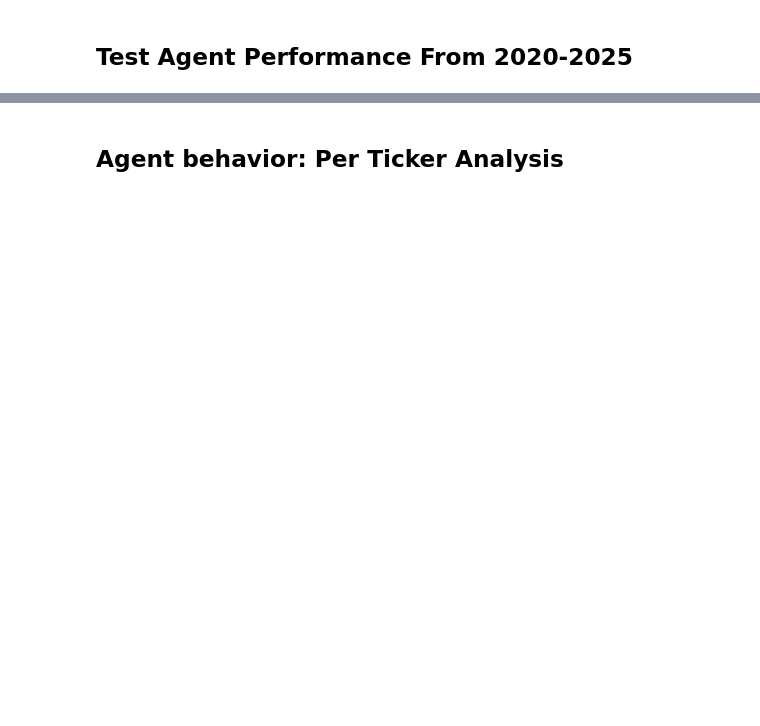
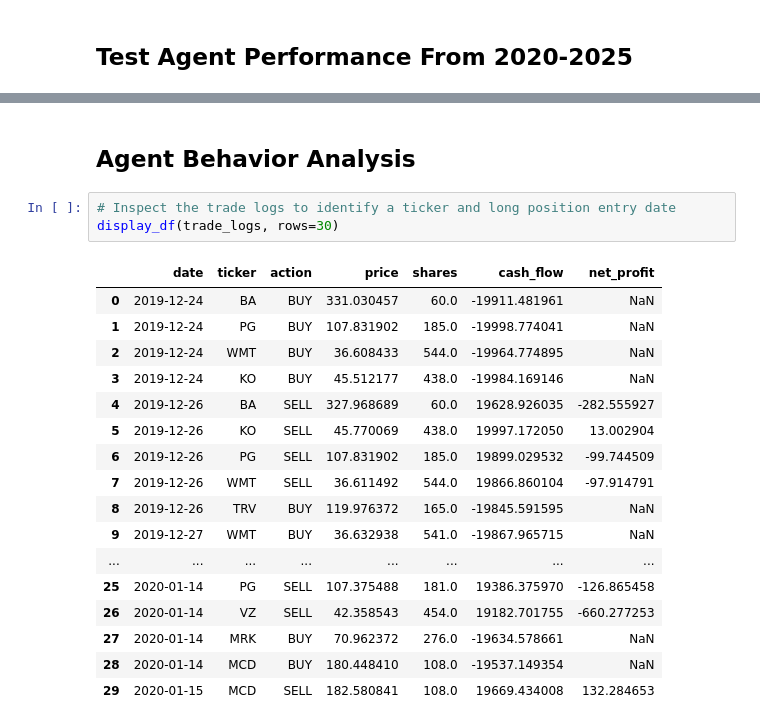
Before and after one commit to shh1v/ReinforceTrader, a Jupyter notebook: notebooks/Backtesting.ipynb, the cells around one changed output, grey strips where cells are left out. Drawn from its saved outputs; the diff is of its cells as text; blank space fills up the shorter version.

```diff
--- a/notebooks/Backtesting.ipynb
+++ b/notebooks/Backtesting.ipynb
@@ -108,2 +117,23 @@ backtester.run_backtest()
 # %% [markdown]
-## Agent behavior: Per Ticker Analysis
+## Agent Behavior Analysis
+# %%
+# Inspect the trade logs to identify a ticker and long position entry date
+display_df(trade_logs, rows=30)
+# %% [output]
+|  | date | ticker | action | price | shares | cash_flow | net_profit |
+| 0 | 2019-12-24 | BA | BUY | 331.030457 | 60.0 | -19911.481961 | NaN |
+| 1 | 2019-12-24 | PG | BUY | 107.831902 | 185.0 | -19998.774041 | NaN |
+| 2 | 2019-12-24 | WMT | BUY | 36.608433 | 544.0 | -19964.774895 | NaN |
+| 3 | 2019-12-24 | KO | BUY | 45.512177 | 438.0 | -19984.169146 | NaN |
+| 4 | 2019-12-26 | BA | SELL | 327.968689 | 60.0 | 19628.926035 | -282.555927 |
+| 5 | 2019-12-26 | KO | SELL | 45.770069 | 438.0 | 19997.172050 | 13.002904 |
+| 6 | 2019-12-26 | PG | SELL | 107.831902 | 185.0 | 19899.029532 | -99.744509 |
+| 7 | 2019-12-26 | WMT | SELL | 36.611492 | 544.0 | 19866.860104 | -97.914791 |
+| 8 | 2019-12-26 | TRV | BUY | 119.976372 | 165.0 | -19845.591595 | NaN |
+| 9 | 2019-12-27 | WMT | BUY | 36.632938 | 541.0 | -19867.965715 | NaN |
+| ... | ... | ... | ... | ... | ... | ... | ... |
+| 25 | 2020-01-14 | PG | SELL | 107.375488 | 181.0 | 19386.375970 | -126.865458 |
+| 26 | 2020-01-14 | VZ | SELL | 42.358543 | 454.0 | 19182.701755 | -660.277253 |
+| 27 | 2020-01-14 | MRK | BUY | 70.962372 | 276.0 | -19634.578661 | NaN |
+| 28 | 2020-01-14 | MCD | BUY | 180.448410 | 108.0 | -19537.149354 | NaN |
+| 29 | 2020-01-15 | MCD | SELL | 182.580841 | 108.0 | 19669.434008 | 132.284653 |
```
Also changed, not shown: parts of 7 cells of this notebook.
